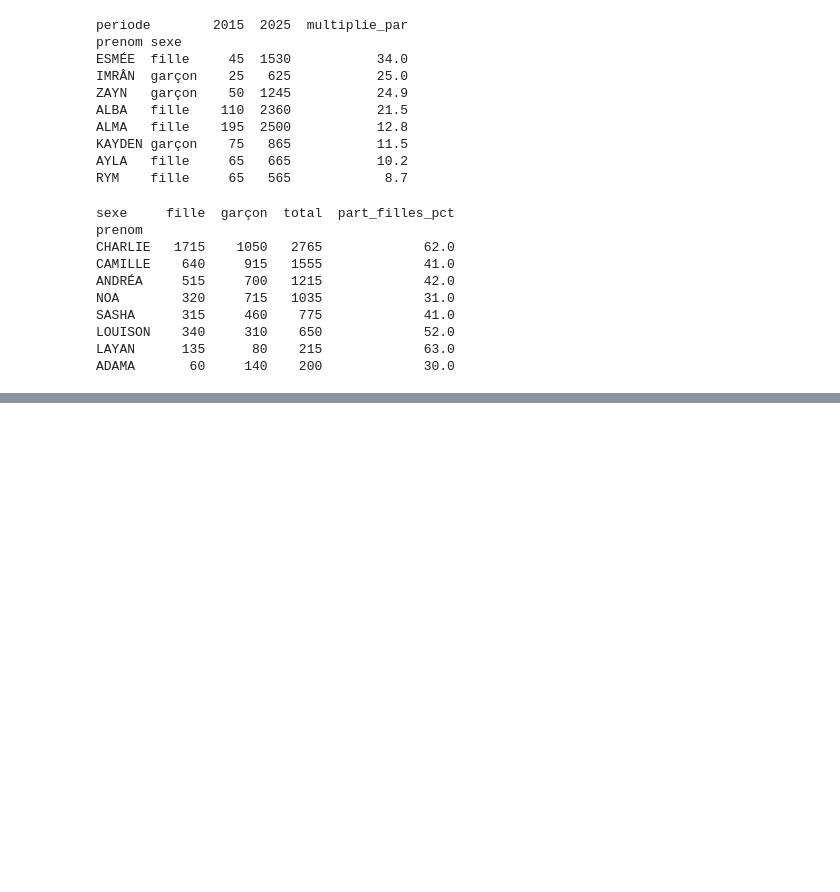
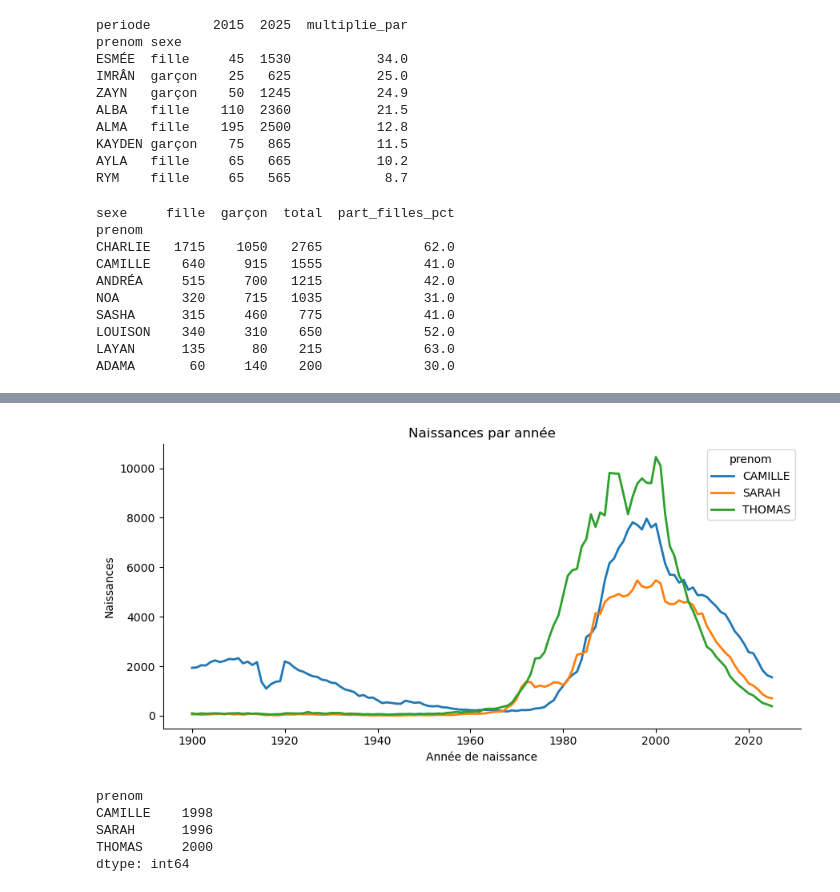
Before and after one commit to Olinex-BADEVOU/prenoms-en-france-python, a Jupyter notebook: prenoms.ipynb, the cells around one changed output, grey strips where cells are left out. Saved outputs shown, nothing was run; the diff lists cells and outputs as text; code cells hidden in the pictures; blank space fills up the shorter version.

```diff
--- a/prenoms.ipynb
+++ b/prenoms.ipynb
@@ -125,3 +127,12 @@ SASHA      315     460    775             41.0
 LOUISON    340     310    650             52.0
 LAYAN      135      80    215             63.0
 ADAMA       60     140    200             30.0
+# %%
+prenoms["decennie"] = prenoms["periode"]//10*10
+prenoms["lettres_x_naissances"] = prenoms["prenom"].str.len() * prenoms["valeur"]
+prenoms["naissances_compose"] = prenoms["valeur"].where(prenoms["prenom"].str.contains("-"), 0)
+
+par_decennie = prenoms.groupby("decennie")[["valeur", "lettres_x_naissances", "naissances_compose"]].sum()
+par_decennie["longueur_moyenne"] = (par_decennie["lettres_x_naissances"] / par_decennie["valeur"]).round(2)
+par_decennie["pct_composes"] = (100 * par_decennie["naissances_compose"] / par_decennie["valeur"]).round(1)
+print(par_decennie[["longueur_moyenne", "pct_composes"]].to_string())
@@ -127,0 +155,24 @@ ADAMA       60     140    200             30.0
+# %%
+mes_prenoms = ["CAMILLE", "THOMAS", "SARAH"]
+
+courbes = (prenoms[prenoms["prenom"].isin(mes_prenoms)]
+           .groupby(["periode", "prenom"])["valeur"].sum()
+           .unstack(fill_value=0))
+
+fig, ax = plt.subplots(figsize=(9, 4.5))
+courbes.plot(ax=ax, linewidth=2)
+ax.set_title("Naissances par année")
+ax.set_xlabel("Année de naissance")
+ax.set_ylabel("Naissances")
+ax.spines[["top", "right"]].set_visible(False)
+fig.tight_layout()
+fig.savefig("figures/mes_prenoms.png", dpi=150)
+plt.show()
+print(courbes.idxmax())
+# %% [output]
+[figure, added]
+prenom
+CAMILLE    1998
+SARAH      1996
+THOMAS     2000
+dtype: int64
```
Also changed, not shown: parts of 7 cells of this notebook.
